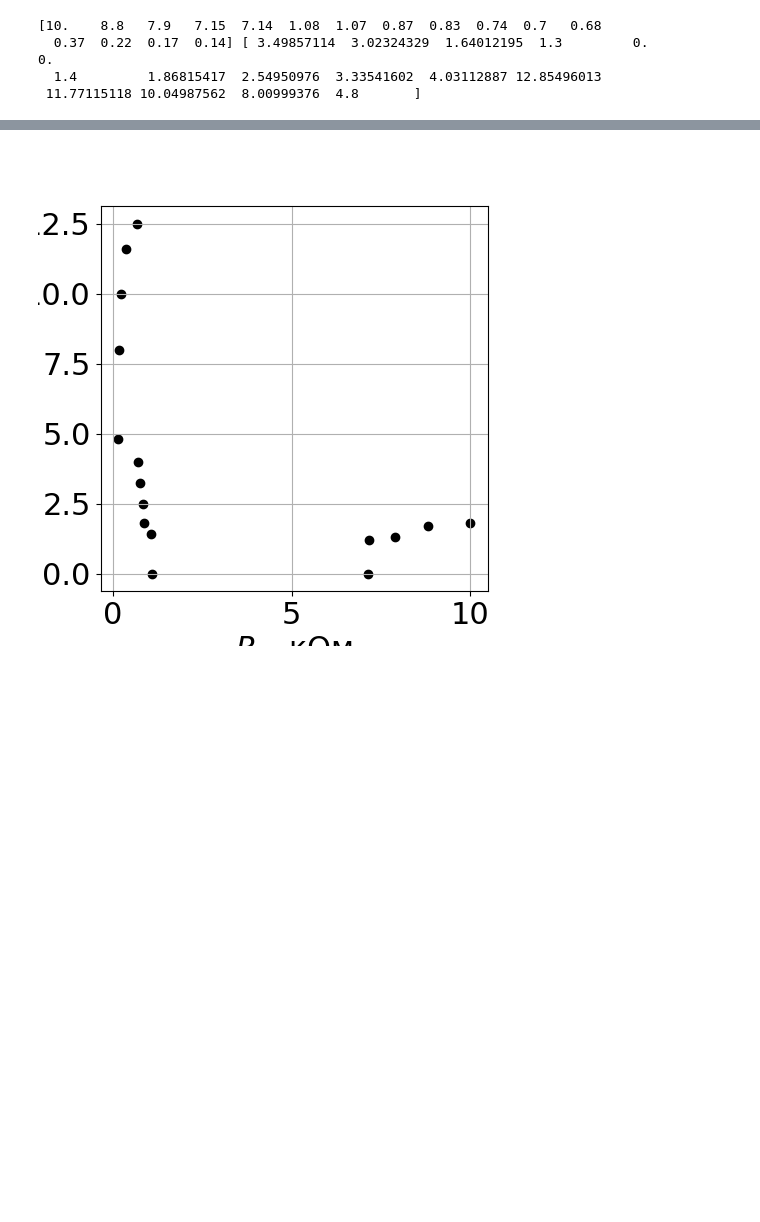
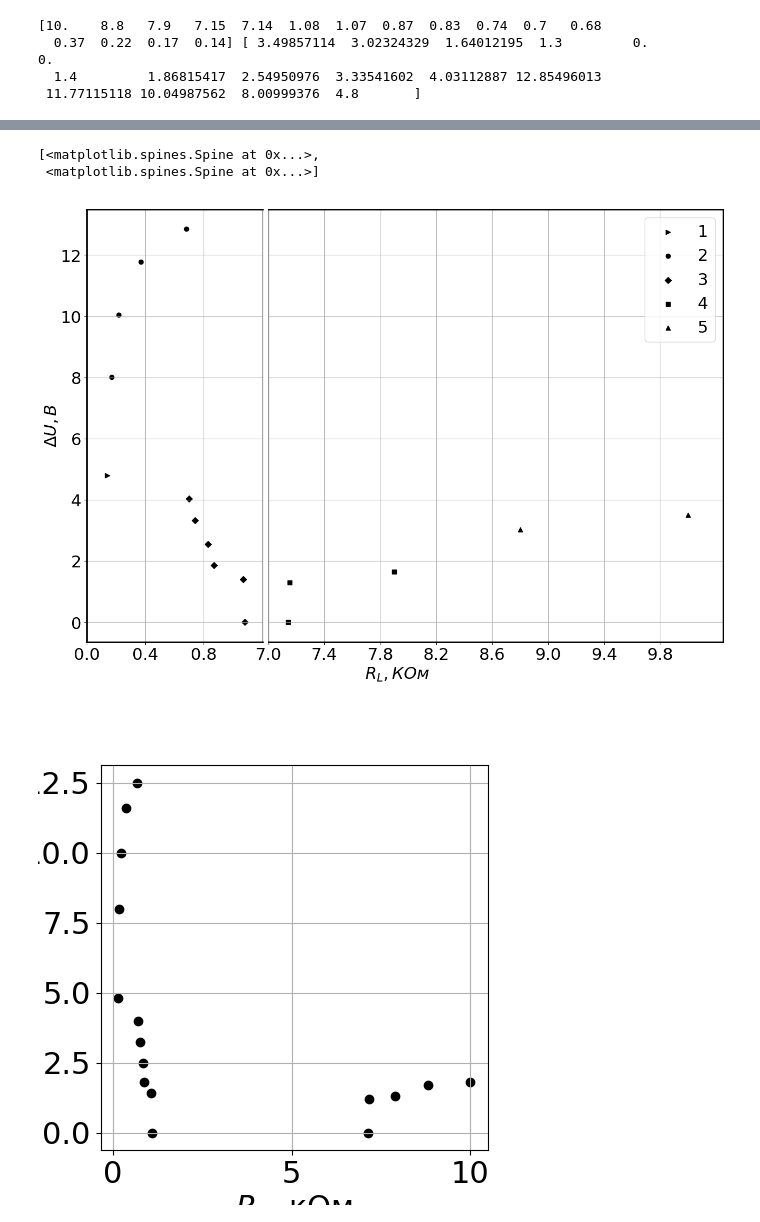
Before and after one commit to AndryDeveloper/chua-s_curcuit, a Jupyter notebook: data_process/timas_process.ipynb, the cells around one changed output, grey strips where cells are left out. Drawn from its saved outputs; the diff is of its cells as text; code cells hidden in the pictures; blank space fills up the shorter version.

Commit message:
Add one beautiful graph

```diff
--- a/data_process/timas_process.ipynb
+++ b/data_process/timas_process.ipynb
@@ -164,3 +136,77 @@ plt.show()
+# %%
+ax.spines['bottom']
+# %% [output]
+[<matplotlib.spines.Spine at 0x...>,
+ <matplotlib.spines.Spine at 0x...>]
+# %%
+import matplotlib.pyplot as plt
+import numpy as np
+
+plt.rc('font', size=22)
+markers = ['o', 'v', '>', '<', '^', 's', 'D', 'x']
+
+fig = plt.figure(figsize=(14, 10))
+ax1 = fig.add_axes([0.1, 0.1, 0.232, 0.8])
+ax2 = fig.add_axes([0.34, 0.1, 0.6, 0.8])
+
+ax1.set_xlim(0, 1.2)
+ax2.set_xlim(7, 10.25)
+
+diam1 = [diam[i] for i in [15]]
+diam2 = [diam[i] for i in [11,12,13,14]]
+diam3 = [diam[i] for i in [5,6,7,8,9,10]]
+diam4 = [diam[i] for i in [2,3,4]]
+diam5 = [diam[i] for i in [0,1]]
+
+rl1 = [rl[i] for i in [15]]
+rl2 = [rl[i] for i in [11,12,13,14]]
+rl3 = [rl[i] for i in [5,6,7,8,9,10]]
+rl4 = [rl[i] for i in [2,3,4]]
+rl5 = [rl[i] for i in [0,1]]
+
+ax1.scatter(rl1, diam1, color = 'black', marker ='>', label = '1' )
+ax1.scatter(rl2, diam2, color = 'black', marker ='o' , label = '2')
+ax1.scatter(rl3, diam3, color = 'black', marker ='D', label = '3' )
+ax1.scatter(rl4, diam4, color = 'black', marker ='s' , label = '4')
+ax1.scatter(rl5, diam5, color = 'black', marker ='^' , label = '5')
+
+ax2.scatter(rl1, diam1, color = 'black', marker ='>', label = '1' )
+ax2.scatter(rl2, diam2, color = 'black', marker ='o' , label = '2')
+ax2.scatter(rl3, diam3, color = 'black', marker ='D', label = '3' )
+ax2.scatter(rl4, diam4, color = 'black', marker ='s' , label = '4')
+ax2.scatter(rl5, diam5, color = 'black', marker ='^' , label = '5')
+ax2.legend()
+ax2.grid(True)
+for tick in ax2.yaxis.get_major_ticks():
+    tick.tick1line.set_visible(False)
+    tick.tick2line.set_visible(False)
+    tick.label1.set_visible(False)
+    tick.label2.set_visible(False)
+
+ax2.set_xticks(np.arange(7, 10.2, 0.4))
+ax1.set_xticks(np.arange(0, 1.2, 0.4))
+ax1.grid(True)
+
+
+ax1.spines['bottom'].set_linewidth(2)
+ax1.spines['top'].set_linewidth(2)
+# ax1.spines['right'].set_linewidth(2)
+ax1.spines['left'].set_linewidth(2)
+
+ax2.spines['bottom'].set_linewidth(2)
+ax2.spines['top'].set_linewidth(2)
+ax2.spines['right'].set_linewidth(2)
+# ax2.spines['left'].set_linewidth(2)
+
+fig.add_subplot([0.11, 0.1, 0.8, 0.8], frameon=False)
+plt.tick_params(labelcolor='none', top=False, bottom=False, left=False, right=False)
+plt.grid(False)
+plt.xlabel(r"$R_L, КОм$")
+plt.ylabel(r"$\Delta U, В$")
+
+fig.savefig(r'Size_RL.svg', format='svg')
+# %% [output]
+[figure, added]
 # %%
 def mnk(x, y):
     b = (np.mean(x*y) - np.mean(x)*np.mean(y))/(np.mean(x**2) - np.mean(x)**2)
```
Also changed, not shown: parts of 2 cells of this notebook, 9 other files.
